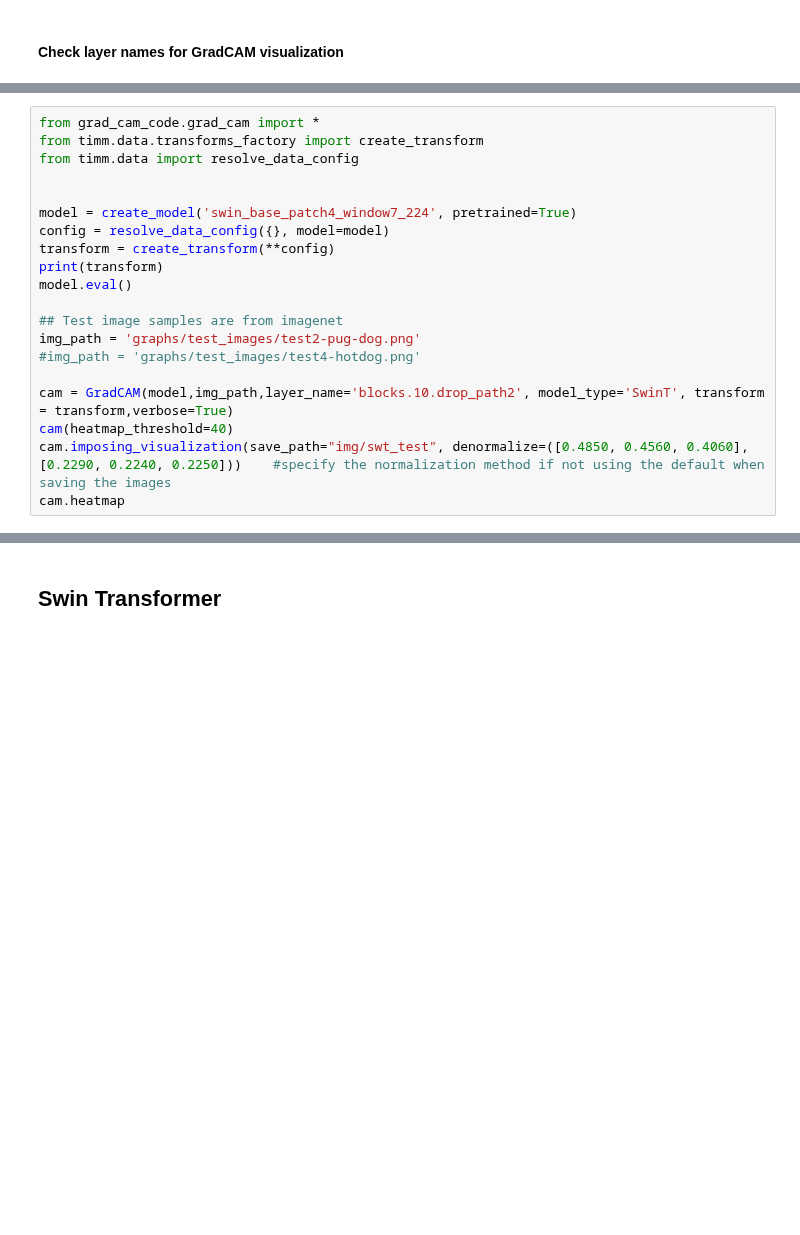
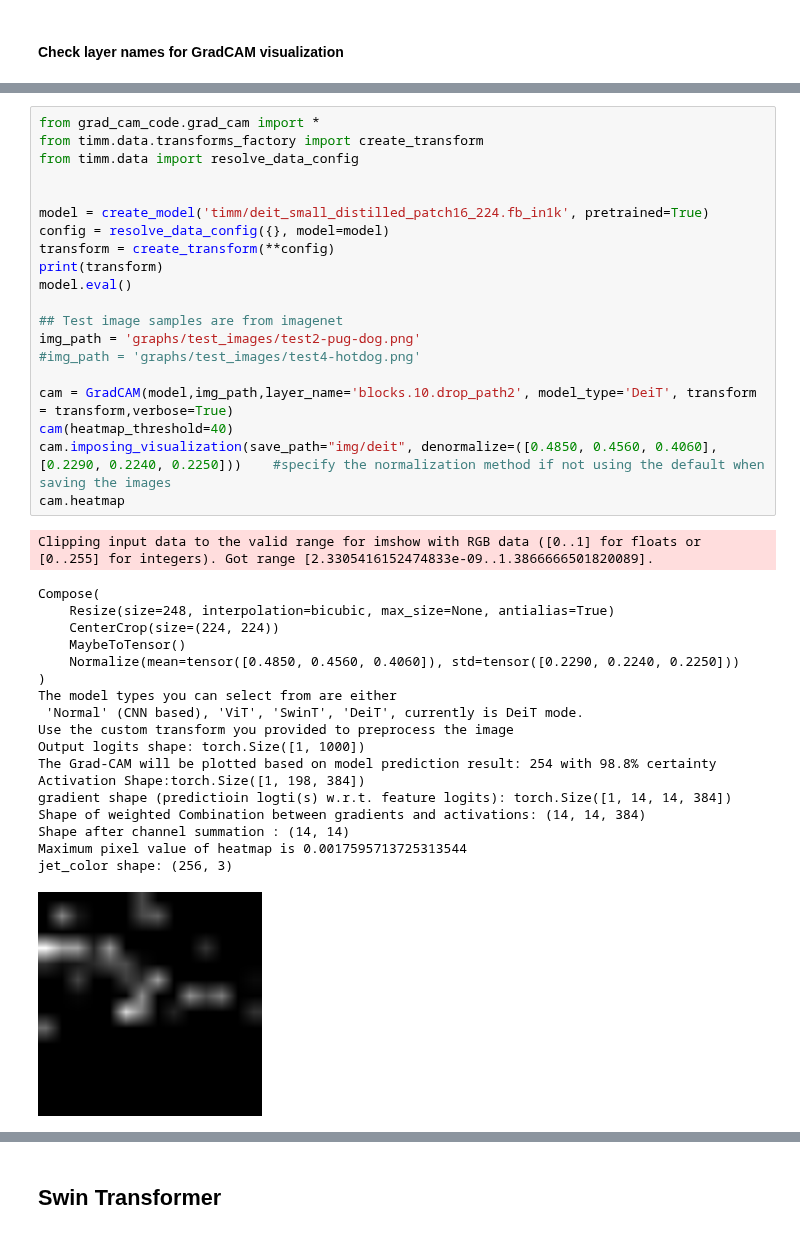
Before and after one commit to TyBruceChen/GradCAM-torch.nn.Module, a Jupyter notebook: test.ipynb, the cells around one changed output, grey strips where cells are left out. Cells and saved outputs as stored; diff of their text form; blank space fills up the shorter version.

Commit message:
add DeiT model compatibility

```diff
--- a/test.ipynb
+++ b/test.ipynb
@@ -132,20 +129,40 @@ To support symlinks on Windows, you either need to activate Developer Mode or to
 # %%
 from grad_cam_code.grad_cam import *
 from timm.data.transforms_factory import create_transform
 from timm.data import resolve_data_config
 
 
-model = create_model('swin_base_patch4_window7_224', pretrained=True)
+model = create_model('timm/deit_small_distilled_patch16_224.fb_in1k', pretrained=True)
 config = resolve_data_config({}, model=model)
 transform = create_transform(**config)
 print(transform)
 model.eval()
 
 ## Test image samples are from imagenet
 img_path = 'graphs/test_images/test2-pug-dog.png'
 #img_path = 'graphs/test_images/test4-hotdog.png'
 
-cam = GradCAM(model,img_path,layer_name='blocks.10.drop_path2', model_type='SwinT', transform = transform,verbose=True)
+cam = GradCAM(model,img_path,layer_name='blocks.10.drop_path2', model_type='DeiT', transform = transform,verbose=True)
 cam(heatmap_threshold=40)
-cam.imposing_visualization(save_path="img/swt_test", denormalize=([0.4850, 0.4560, 0.4060],[0.2290, 0.2240, 0.2250]))    #specify the normalization method if not using the default when saving the images
+cam.imposing_visualization(save_path="img/deit", denormalize=([0.4850, 0.4560, 0.4060],[0.2290, 0.2240, 0.2250]))    #specify the normalization method if not using the default when saving the images
 cam.heatmap
+# %% [output]
+Clipping input data to the valid range for imshow with RGB data ([0..1] for floats or [0..255] for integers). Got range [2.3305416152474833e-09..1.3866666501820089].
+Compose(
+    Resize(size=248, interpolation=bicubic, max_size=None, antialias=True)
+    CenterCrop(size=(224, 224))
+    MaybeToTensor()
+    Normalize(mean=tensor([0.4850, 0.4560, 0.4060]), std=tensor([0.2290, 0.2240, 0.2250]))
+)
+The model types you can select from are either
+ 'Normal' (CNN based), 'ViT', 'SwinT', 'DeiT', currently is DeiT mode.
+Use the custom transform you provided to preprocess the image
+Output logits shape: torch.Size([1, 1000])
+The Grad-CAM will be plotted based on model prediction result: 254 with 98.8% certainty
+Activation Shape:torch.Size([1, 198, 384])
+gradient shape (predictioin logti(s) w.r.t. feature logits): torch.Size([1, 14, 14, 384])
+Shape of weighted Combination between gradients and activations: (14, 14, 384)
+Shape after channel summation : (14, 14)
+Maximum pixel value of heatmap is 0.0017595713725313544
+jet_color shape: (256, 3)
+[figure, added]
```
Also changed, not shown: parts of 5 cells of this notebook, 6 other files.
